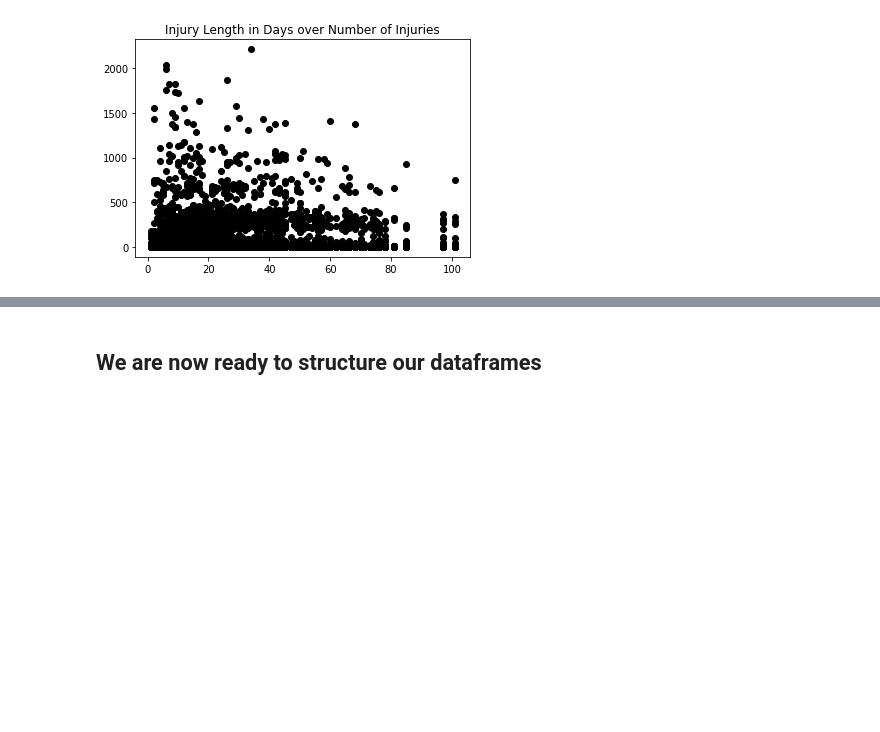
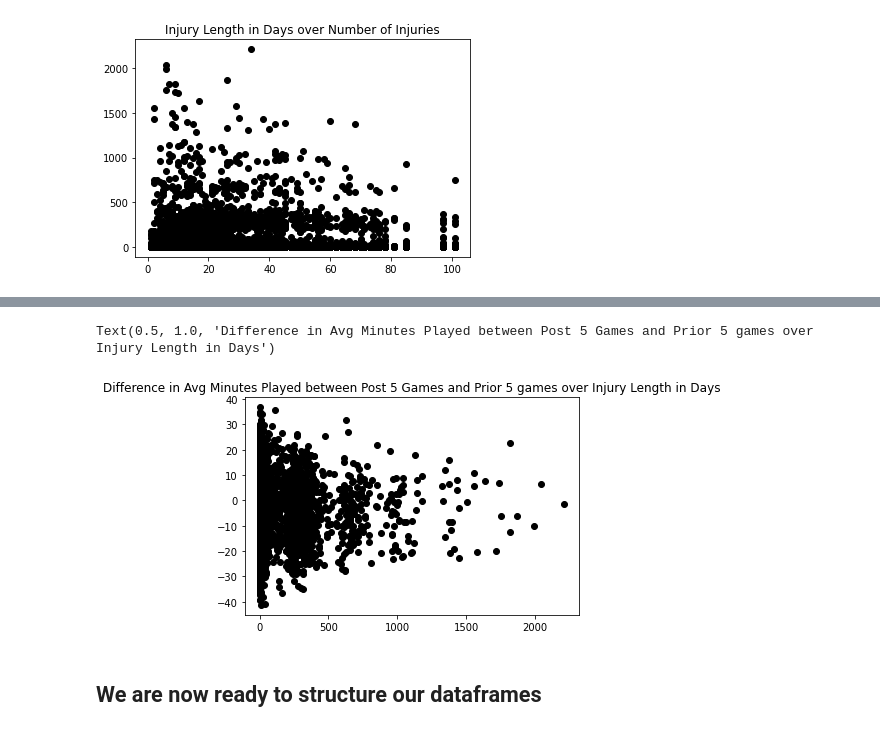
Before and after one commit to cybertraining-dsc/fa20-523-301, a Jupyter notebook: project/project.ipynb, the cells around one changed output, grey strips where cells are left out. Cells and saved outputs as stored; diff of their text form; code cells hidden in the pictures; blank space fills up the shorter version.

```diff
--- a/project/project.ipynb
+++ b/project/project.ipynb
@@ -177,3 +180,9 @@ plt.title("Avg Minutes Played in Post 5 Games over Injury Length in Days")
+# %%
+plt.plot(df_Injury_stats['InjuryLengthDays'], (df_Injury_stats['po5_MIN']-df_Injury_stats['pr5_MIN']), 'o', color='black')
+plt.title("Difference in Avg Minutes Played between Post 5 Games and Prior 5 games over Injury Length in Days")
+# %% [output]
+Text(0.5, 1.0, 'Difference in Avg Minutes Played between Post 5 Games and Prior 5 games over Injury Length in Days')
+[figure, added]
 # %%
 # ########################################################################
 # # Load In Conditioned Datasets - Upload to the Colab files on the left #
```
Also changed, not shown: parts of 6 cells of this notebook.
